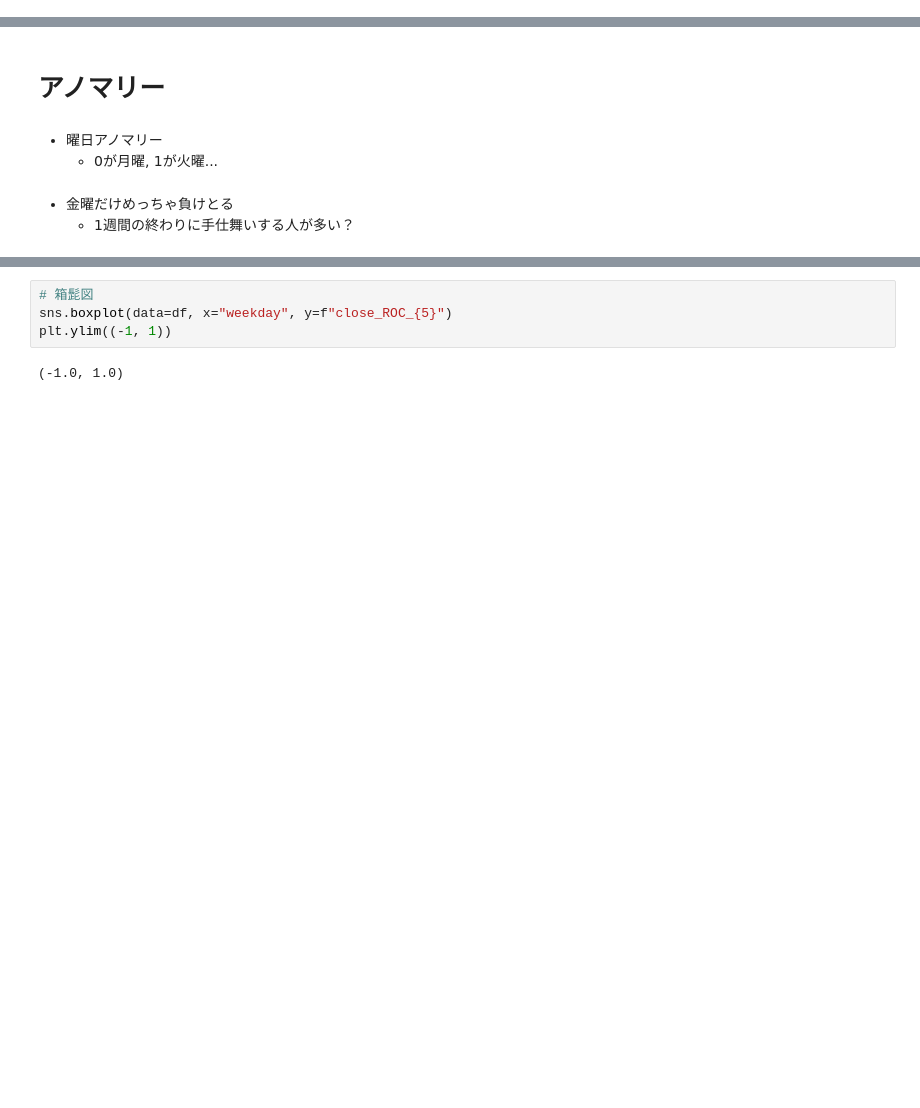
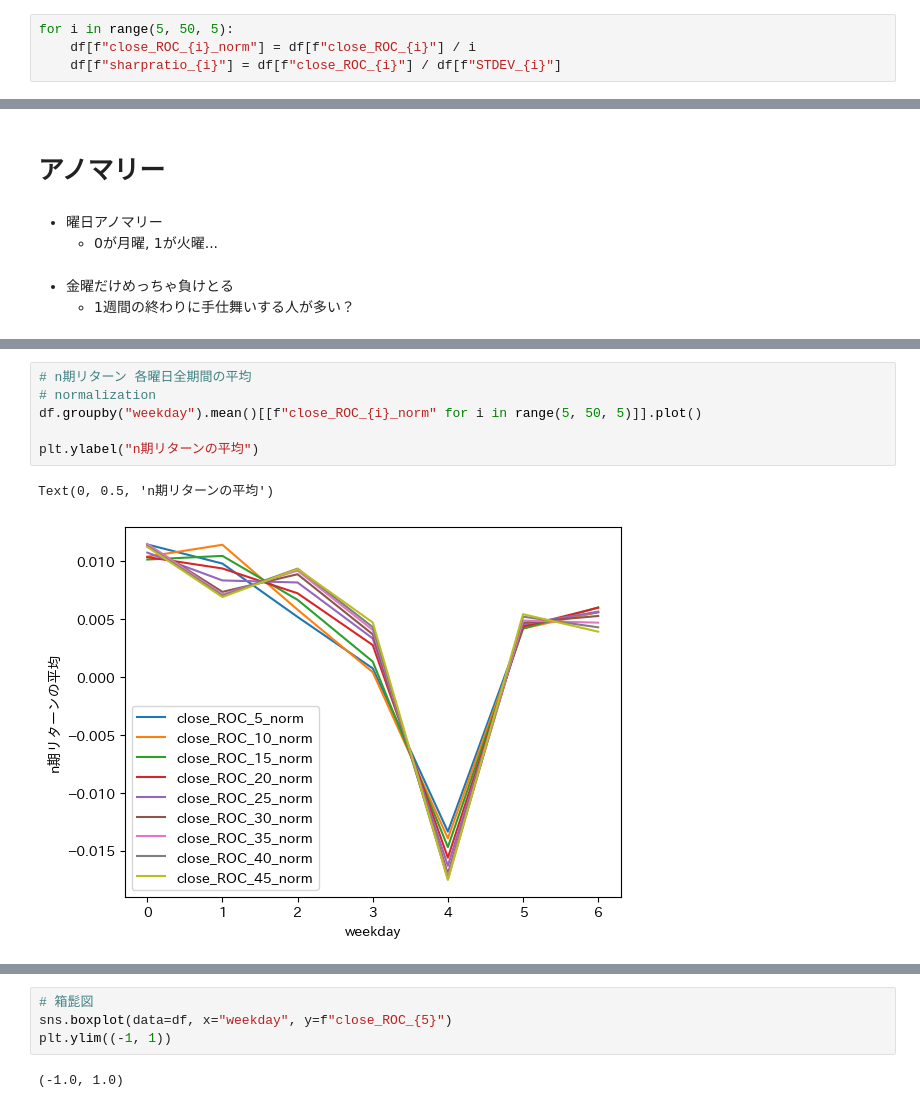
Before and after one commit to aralsea/btc-data-analysis, a Jupyter notebook: src/notebooks/EDA2.ipynb, the cells around one changed output, grey strips where cells are left out. Drawn from its saved outputs; the diff is of its cells as text; blank space fills up the shorter version.

```diff
--- a/src/notebooks/EDA2.ipynb
+++ b/src/notebooks/EDA2.ipynb
@@ -152,6 +151,10 @@ df.ta.strategy(strategy)
 df["weekday"] = df.index.weekday
 df["hour"] = df.index.hour
 df["minute"] = df.index.minute
+# %%
+for i in range(5, 50, 5):
+    df[f"close_ROC_{i}_norm"] = df[f"close_ROC_{i}"] / i
+    df[f"sharpratio_{i}"] = df[f"close_ROC_{i}"] / df[f"STDEV_{i}"]
 # %%
 print(df.columns)
 # %% [output]
@@ -175,3 +196,12 @@ plt.ylabel("n期リターンの平均")
 # %% [output]
 Text(0, 0.5, 'n期リターンの平均')
 [figure]
+# %%
+# n期リターン 各曜日全期間の平均
+# normalization
+df.groupby("weekday").mean()[[f"close_ROC_{i}_norm" for i in range(5, 50, 5)]].plot()
+
+plt.ylabel("n期リターンの平均")
+# %% [output]
+Text(0, 0.5, 'n期リターンの平均')
+[figure, added]
```
Also changed, not shown: parts of 5 cells of this notebook.
